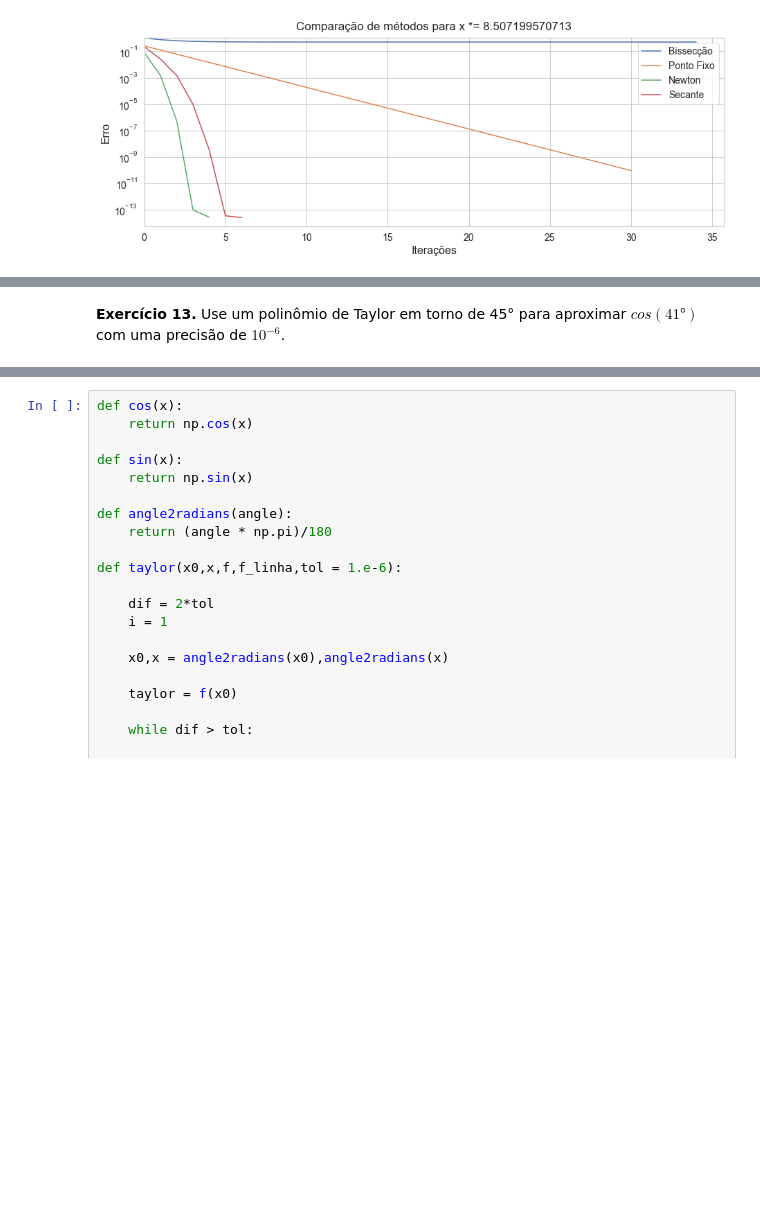
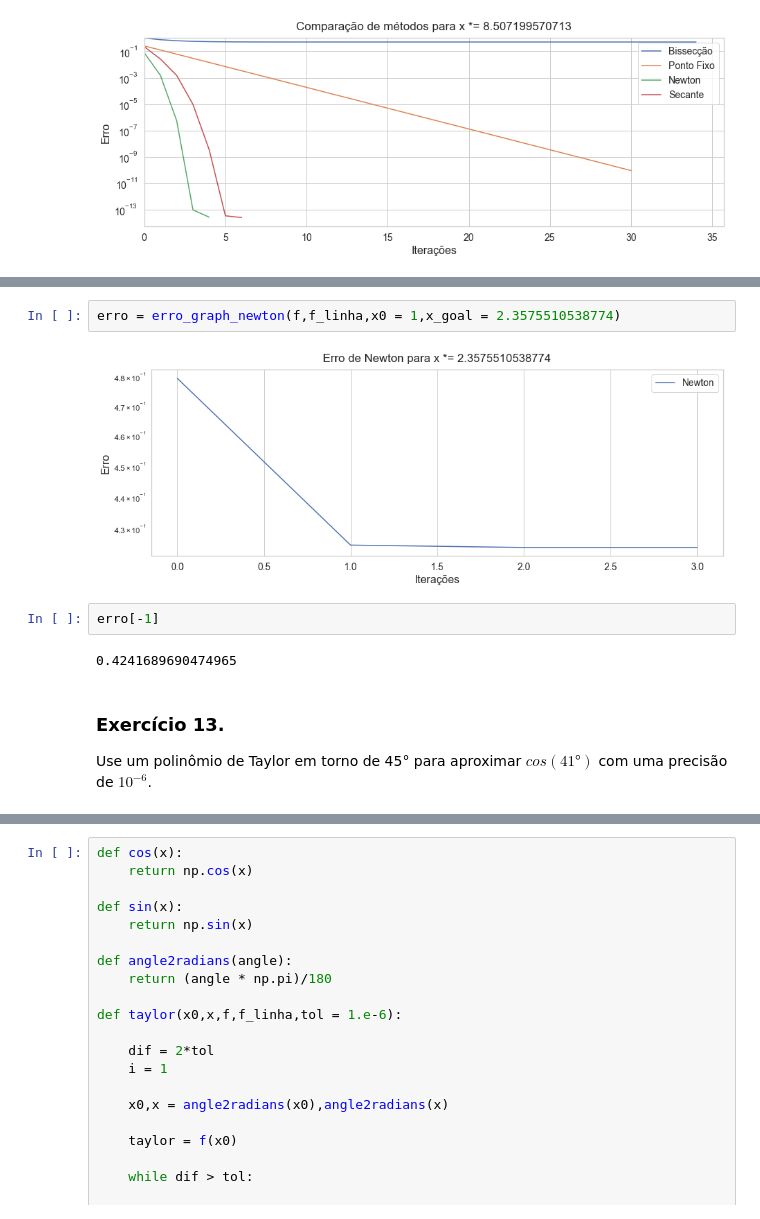
Before and after one commit to EricaFer/Numerical-Methods-for-Thermofluids, a Jupyter notebook: 1_Non_Linear_Equations.ipynb, the cells around one changed output, grey strips where cells are left out. Cells and saved outputs as stored; diff of their text form; blank space fills up the shorter version.

```diff
--- a/1_Non_Linear_Equations.ipynb
+++ b/1_Non_Linear_Equations.ipynb
@@ -627,2 +1065,11 @@ Nesse caso, mostre que o método de Newton tem convergência de segunda ordem.
+# %%
+erro = erro_graph_newton(f,f_linha,x0 = 1,x_goal = 2.3575510538774)
+# %% [output]
+[figure, added]
+# %%
+erro[-1]
+# %% [output]
+0.4241689690474965
 # %% [markdown]
-**Exercício 13.** Use um polinômio de Taylor em torno de 45° para aproximar $cos(41°)$ com uma precisão de $10^{−6}$.
+### Exercício 13.
+Use um polinômio de Taylor em torno de 45° para aproximar $cos(41°)$ com uma precisão de $10^{−6}$.
```
Also changed, not shown: parts of 55 cells of this notebook, 1 other file.
